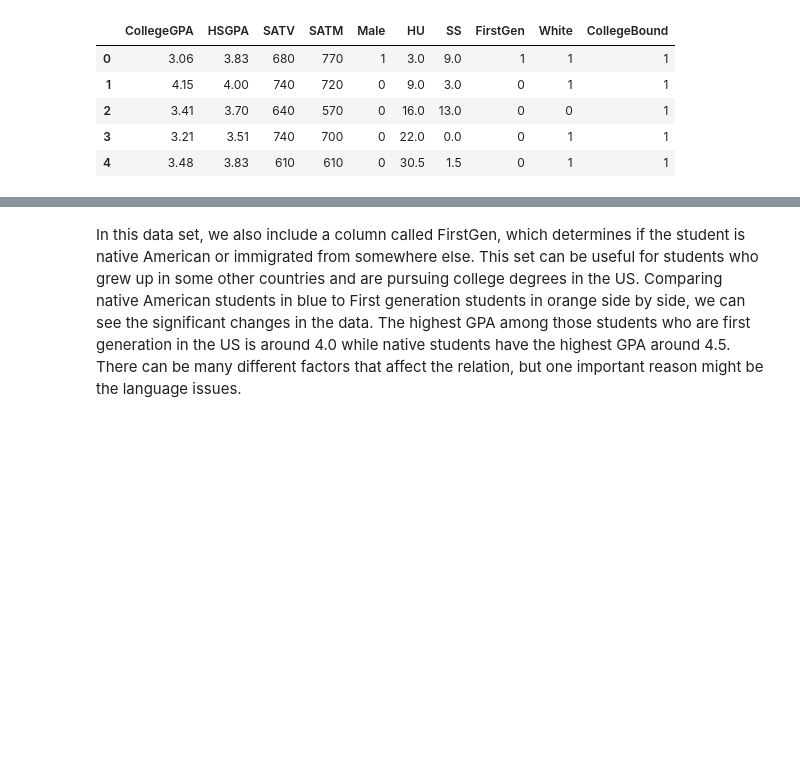
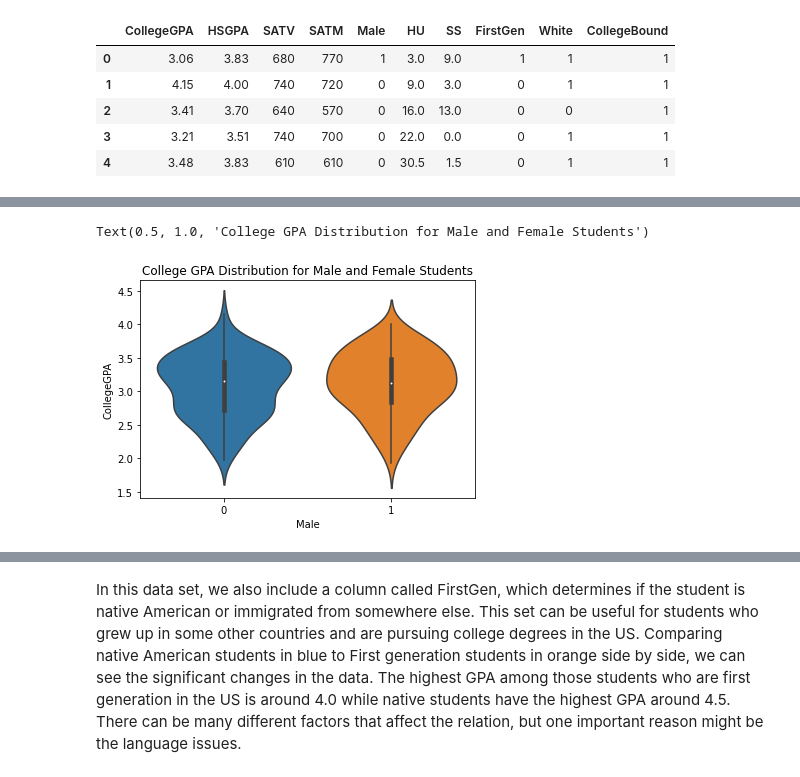
Before and after one commit to cwu-umd/320-Final-Project, a Jupyter notebook: Final Project .ipynb, the cells around one changed output, grey strips where cells are left out. Saved outputs shown, nothing was run; the diff lists cells and outputs as text; code cells hidden in the pictures; blank space fills up the shorter version.

```diff
--- a/Final Project .ipynb
+++ b/Final Project .ipynb
@@ -47,4 +53,9 @@ data.describe(include = "all")
 | 50% | 3.155000 | 3.505000 | 610.000000 | 640.000000 | 0.000000 | 13.000000 | 6.000000 | 0.000000 | 1.000000 | 1.000000 |
 | 75% | 3.480000 | 3.760000 | 670.000000 | 690.000000 | 1.000000 | 17.000000 | 11.000000 | 0.000000 | 1.000000 | 1.000000 |
 | max | 4.150000 | 4.000000 | 740.000000 | 800.000000 | 1.000000 | 40.000000 | 21.000000 | 1.000000 | 1.000000 | 1.000000 |
+# %%
+sns.violinplot(x = "Male", y = "CollegeGPA", data = data).set_title("College GPA Distribution for Male and Female Students")
+# %% [output]
+Text(0.5, 1.0, 'College GPA Distribution for Male and Female Students')
+[figure, added]
 # %% [markdown]
```
Also changed, not shown: parts of 13 cells of this notebook, 1 other file.
